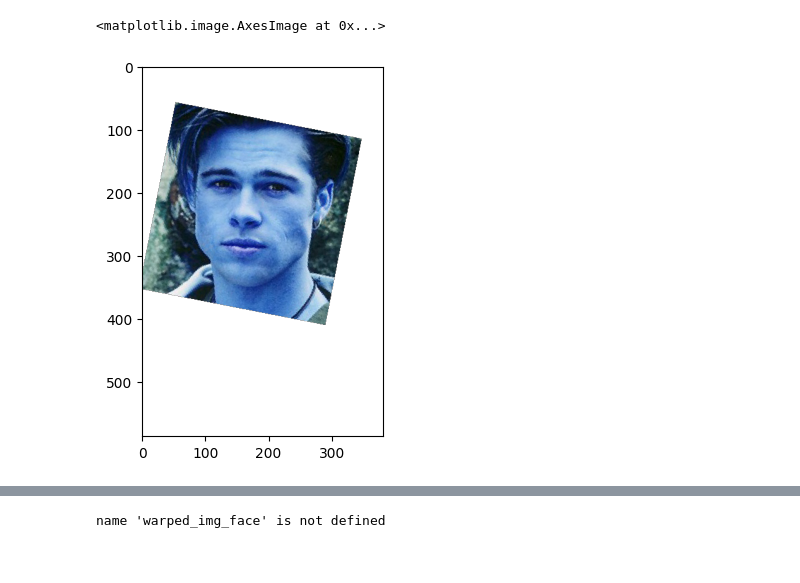
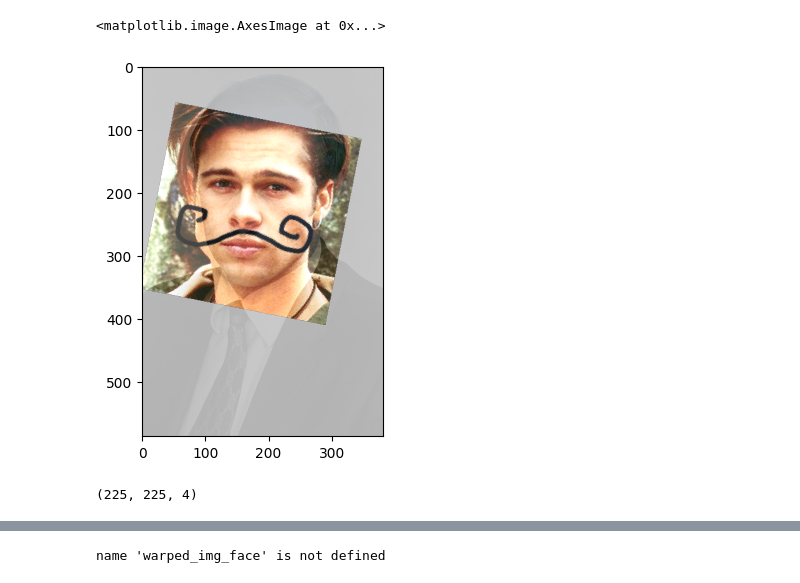
Before and after one commit to xxBLUECATxx/Face-Drawing, a Jupyter notebook: lab.ipynb, the cells around one changed output, grey strips where cells are left out. Drawn from its saved outputs; the diff is of its cells as text; code cells hidden in the pictures.

```diff
--- a/lab.ipynb
+++ b/lab.ipynb
@@ -231,16 +262,18 @@ def apply_masks(input_paths, masks, output_paths, apply_unique_masks, is_video):
 # %%
-img = get_img("examples\\faces\\face2.jpg", )
-face = get_rects(img)
+target = get_img("examples/faces/face2.jpg", )
+face = get_rects(target)
 
 
 #plot the original image with the rectangles
-out = img.copy()
+out = target.copy()
 for rect in face:
     cv2.rectangle(out, (rect.left(), rect.top()), (rect.right(), rect.bottom()), (0, 255, 0), 2)
 #cv2.imwrite("test/face_rects.jpg", out)
 #visualize the output
 import matplotlib.pyplot as plt
 
+out = cv2.cvtColor(out, cv2.COLOR_BGR2RGB)
+
 plt.imshow(out)
 # %% [output]
 <matplotlib.image.AxesImage at 0x...>
@@ -270,17 +321,25 @@ plt.show()
 # %%
 face = sort_faces_by_size(face)
-img = remove_alpha_channel(img)
-face_ldmks = get_landmarks(img, face[0])
+target = remove_alpha_channel(target)
+face_ldmks = get_landmarks(target, face[0])
 mask_ldmks = get_landmarks(mask_back, mask_face)
 
 
 #visualize the face_ldmks on face
-out_face = img.copy()
-out_mask = mask_back.copy()
+out_face = target.copy()
+out_mask = out.copy()
 for i in range(face_ldmks.shape[0]):
     cv2.circle(out_face, (face_ldmks[i,0], face_ldmks[i,1]), 2, (0, 255, 0), -1)
     cv2.circle(out_mask, (mask_ldmks[i,0], mask_ldmks[i,1]), 2, (0, 255, 0), -1)
 # show out_face and out_mask horizontally
 out_mask_resized = cv2.resize(out_mask, (out_face.shape[1], out_face.shape[0]))
-plt.imshow(np.concatenate((out_face, out_mask_resized), axis=1))
+plt.figure(figsize=(7, 7))  # Optional: Set the figure size
+
+plt.subplot(1, 2, 1)  # Arguments are: (number of rows, number of columns, index of current plot)
+plt.imshow(out_mask)
+plt.title('Mask')  # Optional: Set the title for the plot
+
+plt.subplot(1, 2, 2)
+plt.imshow(cv2.cvtColor(out_face,cv2.COLOR_BGR2RGB))
+plt.title('Target Face')  # Optional: Set the title for the plot
 # %% [output]
@@ -322,15 +387,24 @@ def align_mask_img(ldmks, img, mask_ldmks, mask_img):
     transformation_matrix = transformation_from_points(ldmks, mask_ldmks)
     return warp_im(mask_img, transformation_matrix, img.shape)
 # %%
-img = add_alpha_channel(img)
+target = add_alpha_channel(target)
 transformation_matrix = transformation_from_points(face_ldmks, mask_ldmks)
 # %%
-mask_back_as_mask = get_img('examples\masks/beard_back.png',mask=True)
+mask_back_as_mask = get_img('examples/masks/beard_back.png',mask=True)
 mask_back_as_mask = add_alpha_channel(mask_back_as_mask)
-
-warp_img_face = warp_im(mask_back_as_mask, transformation_matrix, img.shape)
+out_alpha = add_alpha_channel(out)
+warp_img_face = warp_im(out_alpha, transformation_matrix, target.shape)
 #visualize the wrapped img on the original img
-plt.imshow(warp_img_face)
+alpha = 0.3
+beta = 1
+result = cv2.addWeighted(target, alpha, warp_img_face, beta, 0)
+overlay = cv2.add(target, warp_img_face)
+plt.imshow(result)
 # %% [output]
 <matplotlib.image.AxesImage at 0x...>
-[figure, old version]
+[figure, new version]
+# %%
+out_mask_test = add_alpha_channel(out_mask)
+out_mask_test.shape
+# %% [output]
+(225, 225, 4)
```
Also changed, not shown: parts of 19 cells of this notebook.
